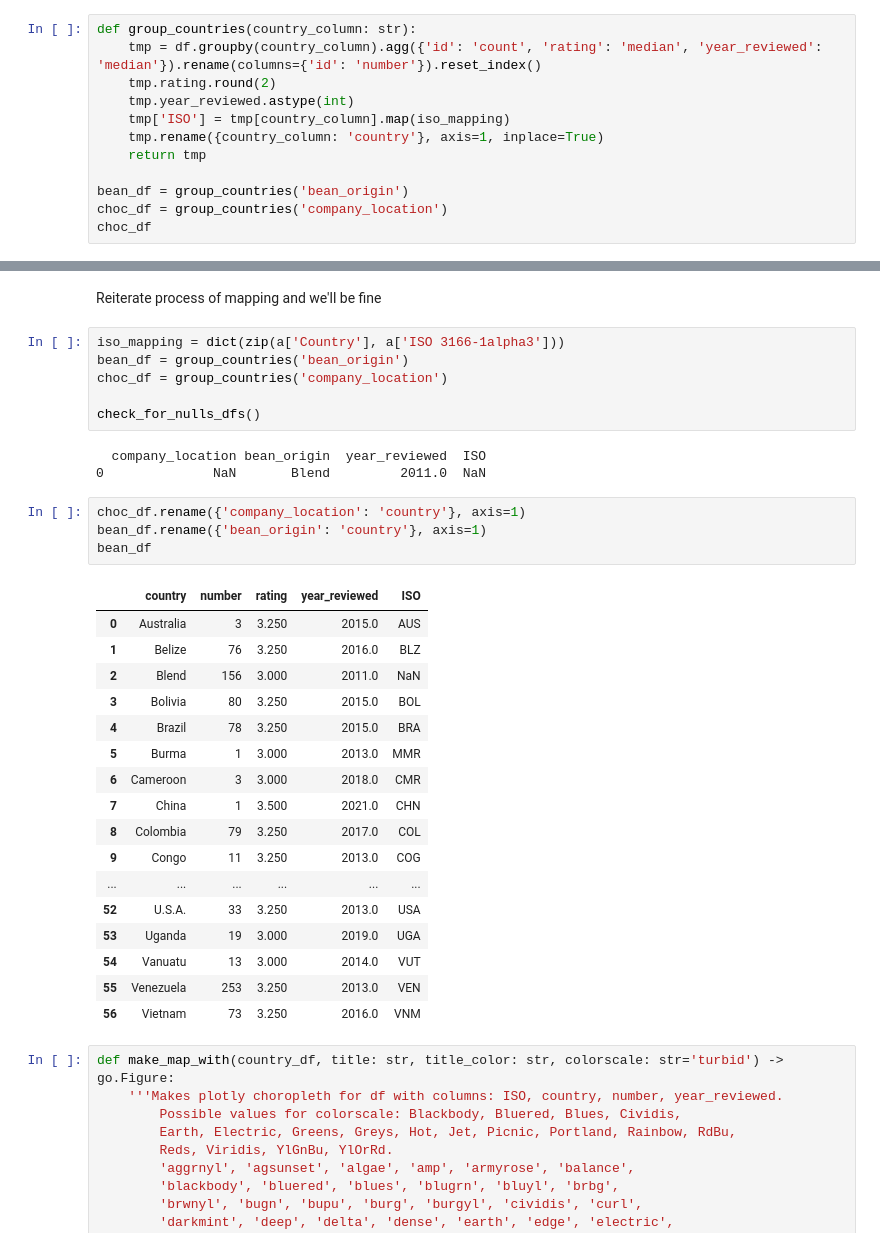
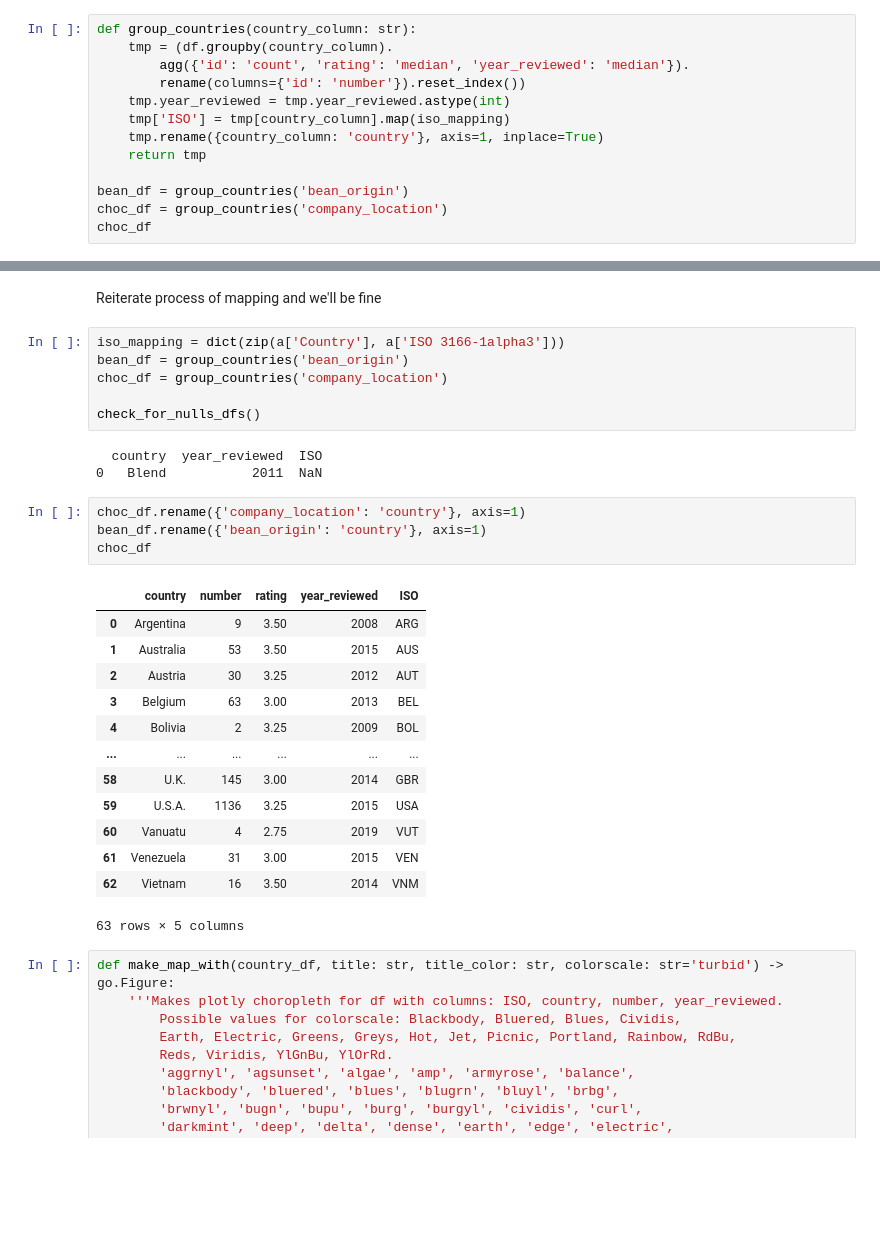
Before and after one commit to whatserface/chocolate_study, a Jupyter notebook: Untitled.ipynb, the cells around one changed output, grey strips where cells are left out. Saved outputs shown, nothing was run; the diff lists cells and outputs as text; blank space fills up the shorter version.

```diff
--- a/Untitled.ipynb
+++ b/Untitled.ipynb
@@ -191,9 +208,10 @@ iso_mapping
 ### We'll have two choropleths: one showing countries apropos **chocolate's origin**, another likewise apropos chocolate's **company country**.
 # %%
 def group_countries(country_column: str):
-	tmp = df.groupby(country_column).agg({'id': 'count', 'rating': 'median', 'year_reviewed': 'median'}).rename(columns={'id': 'number'}).reset_index()
-	tmp.rating.round(2)
-	tmp.year_reviewed.astype(int)
+	tmp = (df.groupby(country_column).
+		agg({'id': 'count', 'rating': 'median', 'year_reviewed': 'median'}).
+		rename(columns={'id': 'number'}).reset_index())
+	tmp.year_reviewed = tmp.year_reviewed.astype(int)
 	tmp['ISO'] = tmp[country_column].map(iso_mapping)
 	tmp.rename({country_column: 'country'}, axis=1, inplace=True)
 	return tmp
@@ -281,30 +300,26 @@ choc_df = group_countries('company_location')
 
 check_for_nulls_dfs()
 # %% [output]
-  company_location bean_origin  year_reviewed  ISO
-0              NaN       Blend         2011.0  NaN
+  country  year_reviewed  ISO
+0   Blend           2011  NaN
 # %%
 choc_df.rename({'company_location': 'country'}, axis=1)
 bean_df.rename({'bean_origin': 'country'}, axis=1)
-bean_df
+choc_df
 # %% [output]
 |  | country | number | rating | year_reviewed | ISO |
-| 0 | Australia | 3 | 3.250 | 2015.0 | AUS |
-| 1 | Belize | 76 | 3.250 | 2016.0 | BLZ |
-| 2 | Blend | 156 | 3.000 | 2011.0 | NaN |
-| 3 | Bolivia | 80 | 3.250 | 2015.0 | BOL |
-| 4 | Brazil | 78 | 3.250 | 2015.0 | BRA |
-| 5 | Burma | 1 | 3.000 | 2013.0 | MMR |
-| 6 | Cameroon | 3 | 3.000 | 2018.0 | CMR |
-| 7 | China | 1 | 3.500 | 2021.0 | CHN |
-| 8 | Colombia | 79 | 3.250 | 2017.0 | COL |
-| 9 | Congo | 11 | 3.250 | 2013.0 | COG |
+| 0 | Argentina | 9 | 3.50 | 2008 | ARG |
+| 1 | Australia | 53 | 3.50 | 2015 | AUS |
+| 2 | Austria | 30 | 3.25 | 2012 | AUT |
+| 3 | Belgium | 63 | 3.00 | 2013 | BEL |
+| 4 | Bolivia | 2 | 3.25 | 2009 | BOL |
 | ... | ... | ... | ... | ... | ... |
-| 52 | U.S.A. | 33 | 3.250 | 2013.0 | USA |
-| 53 | Uganda | 19 | 3.000 | 2019.0 | UGA |
-| 54 | Vanuatu | 13 | 3.000 | 2014.0 | VUT |
-| 55 | Venezuela | 253 | 3.250 | 2013.0 | VEN |
-| 56 | Vietnam | 73 | 3.250 | 2016.0 | VNM |
+| 58 | U.K. | 145 | 3.00 | 2014 | GBR |
+| 59 | U.S.A. | 1136 | 3.25 | 2015 | USA |
+| 60 | Vanuatu | 4 | 2.75 | 2019 | VUT |
+| 61 | Venezuela | 31 | 3.00 | 2015 | VEN |
+| 62 | Vietnam | 16 | 3.50 | 2014 | VNM |
+63 rows × 5 columns
 # %%
 def make_map_with(country_df, title: str, title_color: str, colorscale: str='turbid') -> go.Figure:
 	'''Makes plotly choropleth for df with columns: ISO, country, number, year_reviewed.
```
Also changed, not shown: parts of 9 cells of this notebook.
